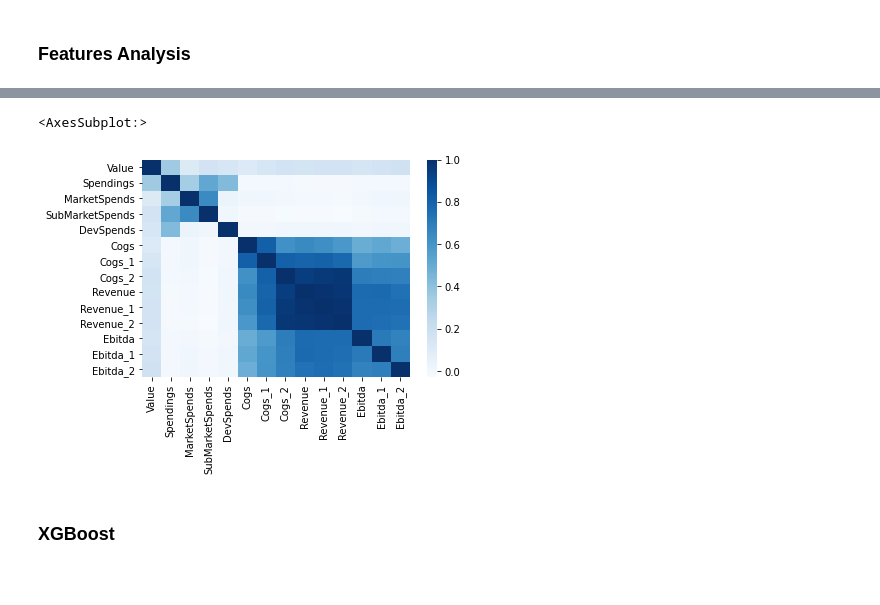
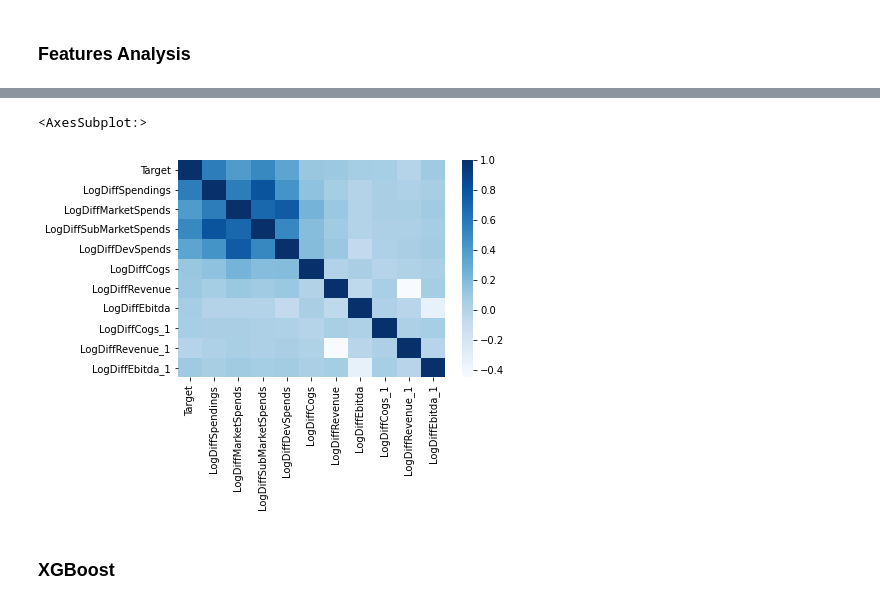
Before and after one commit to lucasleforest/analyticslab, a Jupyter notebook: 2_models/prediction.ipynb, the cells around one changed output, grey strips where cells are left out. Saved outputs shown, nothing was run; the diff lists cells and outputs as text; code cells hidden in the pictures.

```diff
--- a/2_models/prediction.ipynb
+++ b/2_models/prediction.ipynb
@@ -122,0 +103,4 @@ df["test"] = df.apply()
+# %%
+new_df = pd.read_csv("../clean_data/newtarget_df.csv", index_col= 0)
+new_df.drop("Company", axis =1, inplace = True)
+new_df.head(10)
@@ -123,10 +124,10 @@ df["test"] = df.apply()
 # %%
 import seaborn as sn
-corr_df = df.iloc[:, 4:]
+corr_df = new_df.iloc[:, 4:]
 sn.heatmap(corr_df.corr(), cmap="Blues")
 # %% [output]
 <AxesSubplot:>
-[figure, old version]
+[figure, new version]
 # %% [markdown]
 ### XGBoost
 # %%
```
Also changed, not shown: parts of 18 cells of this notebook, 3 other files.
